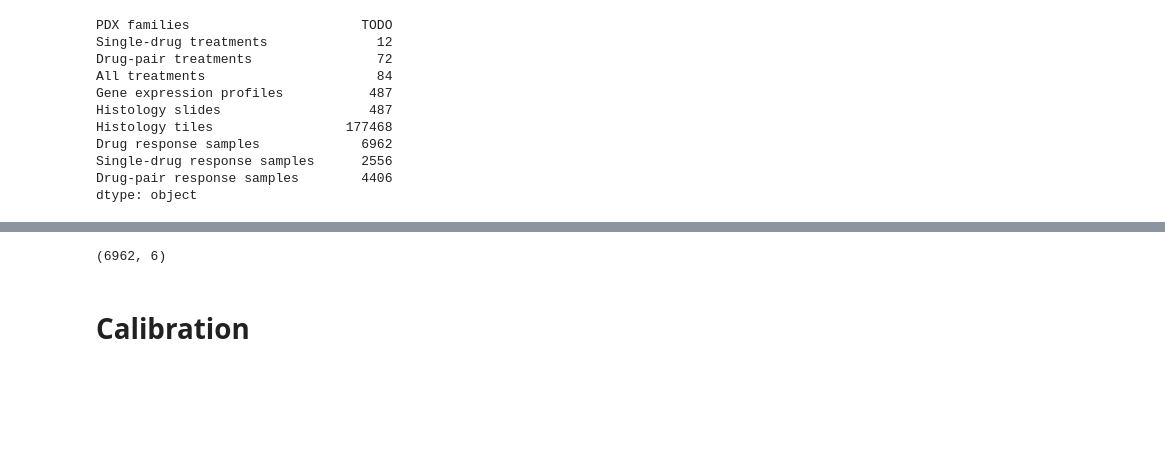
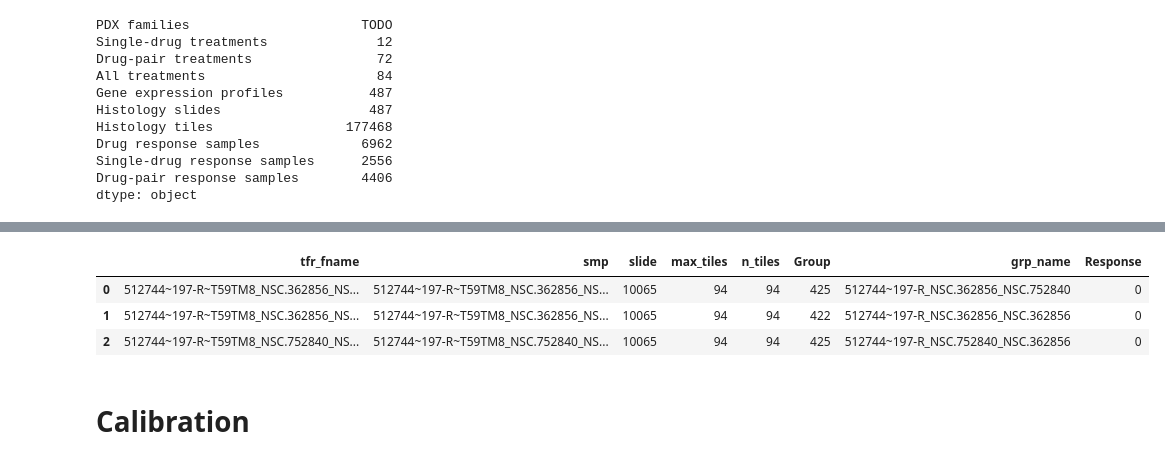
Before and after one commit to adpartin/pdx-histo, a Jupyter notebook: nbs/post-processing.ipynb, the cells around one changed output, grey strips where cells are left out. Cells and saved outputs as stored; diff of their text form; code cells hidden in the pictures; blank space fills up the shorter version.

```diff
--- a/nbs/post-processing.ipynb
+++ b/nbs/post-processing.ipynb
@@ -215,7 +221,10 @@ display(aa)
 # %%
-tile_cnts
+tile_cnts[:3]
 # %% [output]
-(6962, 6)
+|  | tfr_fname | smp | slide | max_tiles | n_tiles | Group | grp_name | Response |
+| 0 | 512744~197-R~T59TM8_NSC.362856_NS... | 512744~197-R~T59TM8_NSC.362856_NS... | 10065 | 94 | 94 | 425 | 512744~197-R_NSC.362856_NSC.752840 | 0 |
+| 1 | 512744~197-R~T59TM8_NSC.362856_NS... | 512744~197-R~T59TM8_NSC.362856_NS... | 10065 | 94 | 94 | 422 | 512744~197-R_NSC.362856_NSC.362856 | 0 |
+| 2 | 512744~197-R~T59TM8_NSC.752840_NS... | 512744~197-R~T59TM8_NSC.752840_NS... | 10065 | 94 | 94 | 425 | 512744~197-R_NSC.752840_NSC.362856 | 0 |
 # %%
 # # Number of drugs in single-drug treatments
 # df = data.copy()
```
Also changed, not shown: parts of 33 cells of this notebook, 4 other files.
